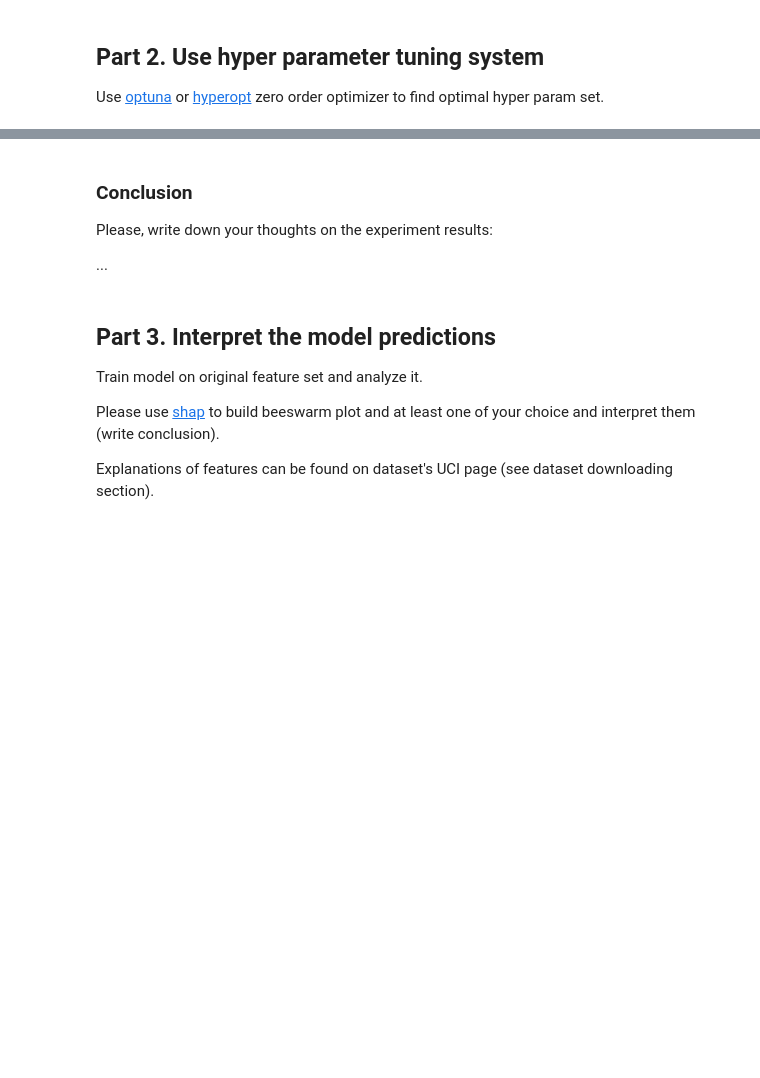
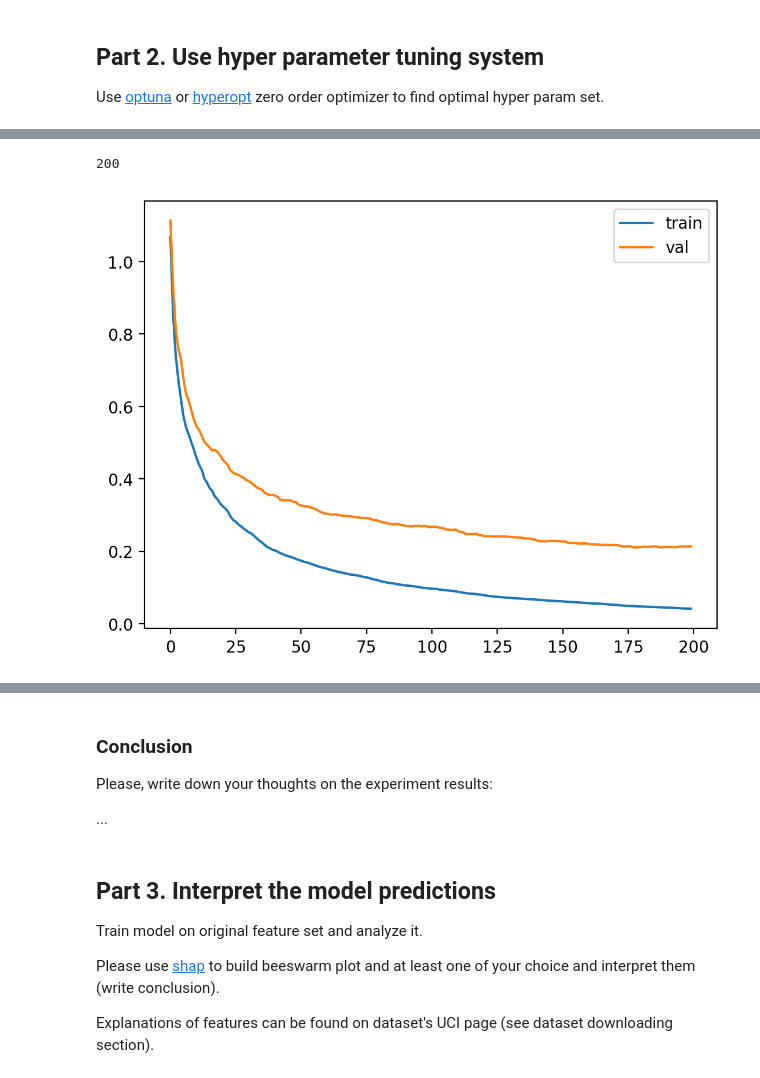
Before and after one commit to IgorZhiltsoff/ml-course, a Jupyter notebook: homeworks/lab02_boosting_and_explanation/lab02_boosting_and_explanation_(1).ipynb, the cells around one changed output, grey strips where cells are left out. Cells and saved outputs as stored; diff of their text form; code cells hidden in the pictures; blank space fills up the shorter version.

```diff
--- a/homeworks/lab02_boosting_and_explanation/lab02_boosting_and_explanation_(1).ipynb
+++ b/homeworks/lab02_boosting_and_explanation/lab02_boosting_and_explanation_(1).ipynb
@@ -328,0 +487,3 @@ import optuna
+# %%
+d=dict(model.get_metadata())
+print(*d.keys(), sep='\n')
@@ -328,0 +548,7 @@ import optuna
+# %%
+regm = try_params(
+    it=200,
+    h=3,
+    eta=0.42862401807944406,
+    lam=0.5945604135623745
+)
@@ -328,0 +598,32 @@ import optuna
+# %%
+from catboost import Pool
+
+vool = Pool(
+    data=val_data,
+    label=val_labels
+)
+# %%
+import matplotlib.pyplot as plt
+
+def plot_train_and_val_loss(m, id='', start=0):
+    valloss = m.eval_metrics(
+            data=vool,
+            metrics=['MultiClass'],
+            ntree_start=start
+    )['MultiClass']
+    print(len(valloss))
+
+    trainloss_awful = eval(m.get_metadata()['training'])['metrics']['learn_metrics_history']
+    trainloss = [d['MultiClass'] for d in trainloss_awful[start:]]
+    print(len(trainloss))
+
+    n = len(trainloss)
+    plt.plot(range(n), trainloss, label=f'{id} train')
+    plt.plot(range(n), valloss, label=f'{id} val')
+
+    plt.legend()
+# %%
+plot_train_and_val_loss(regm)
+# %% [output]
+200
+[figure, added]
```
Also changed, not shown: parts of 48 cells of this notebook, 24 other files.
